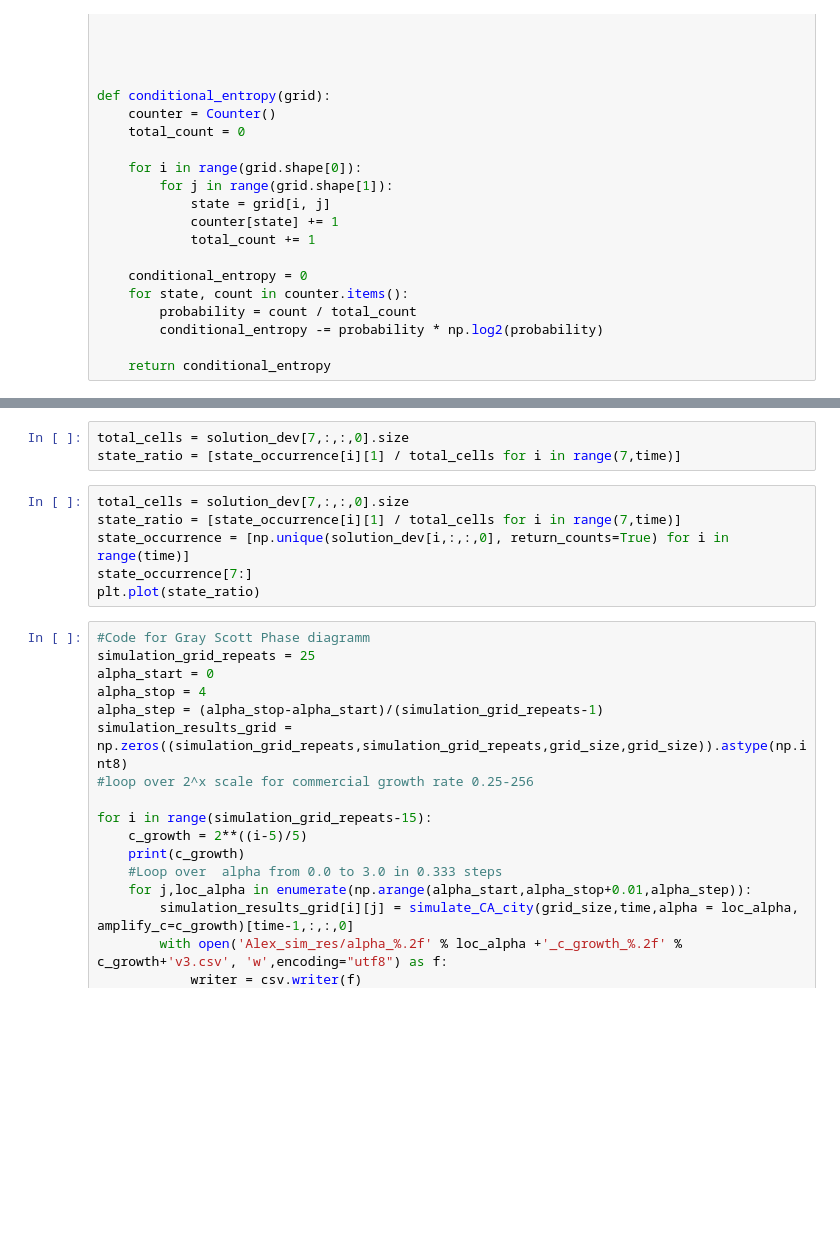
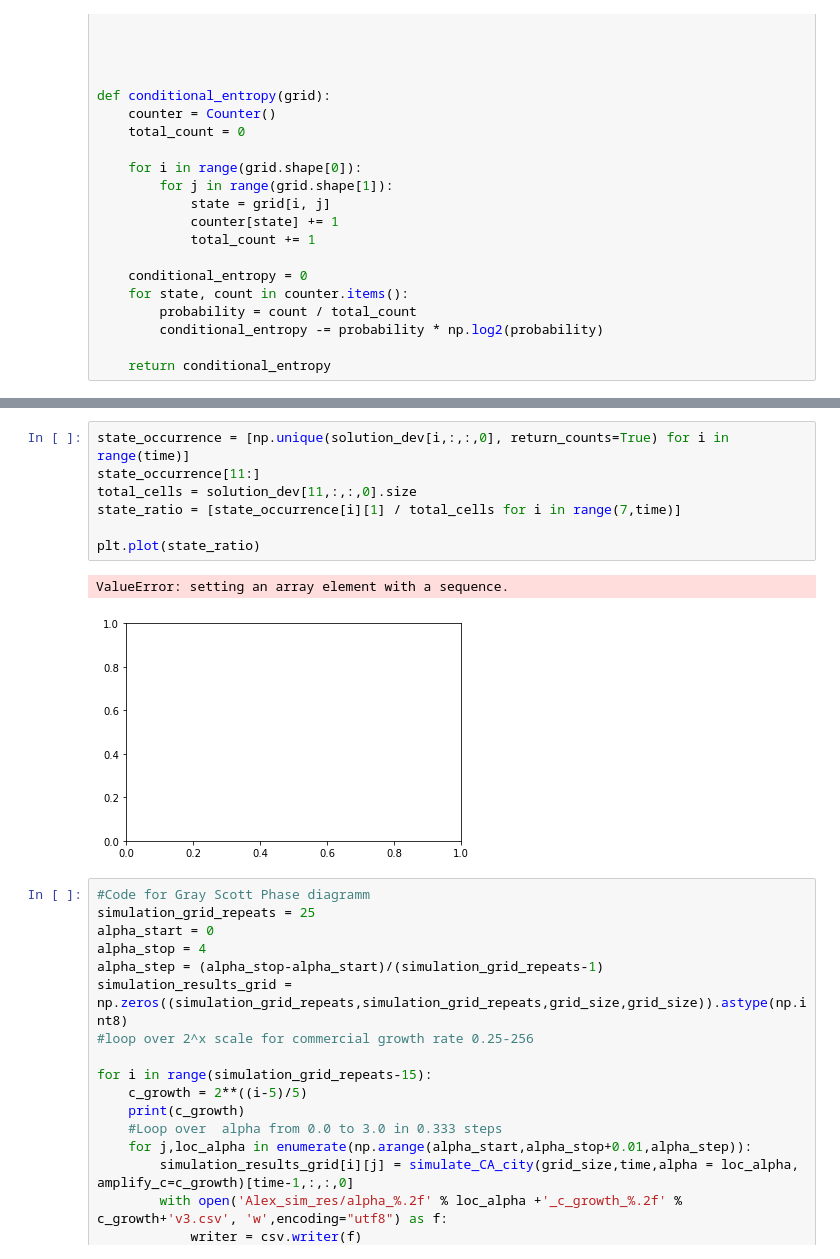
Before and after one commit to kuj24824/Complex_Systems, a Jupyter notebook: Code/BaseCityplanner_Alex.ipynb, the cells around one changed output, grey strips where cells are left out. Saved outputs shown, nothing was run; the diff lists cells and outputs as text; blank space fills up the shorter version.

```diff
--- a/Code/BaseCityplanner_Alex.ipynb
+++ b/Code/BaseCityplanner_Alex.ipynb
@@ -257,12 +275,13 @@ state_occurrence[7:]
-# %%
-total_cells = solution_dev[7,:,:,0].size
-state_ratio = [state_occurrence[i][1] / total_cells for i in range(7,time)]
 # %%
-total_cells = solution_dev[7,:,:,0].size
+state_occurrence = [np.unique(solution_dev[i,:,:,0], return_counts=True) for i in range(time)]
+state_occurrence[11:]
+total_cells = solution_dev[11,:,:,0].size
 state_ratio = [state_occurrence[i][1] / total_cells for i in range(7,time)]
-state_occurrence = [np.unique(solution_dev[i,:,:,0], return_counts=True) for i in range(time)]
-state_occurrence[7:]
+
 plt.plot(state_ratio)
+# %% [output]
+ValueError: setting an array element with a sequence.
+[figure, added]
 # %%
 #Code for Gray Scott Phase diagramm
 simulation_grid_repeats = 25
```
Also changed, not shown: parts of 6 cells of this notebook.
